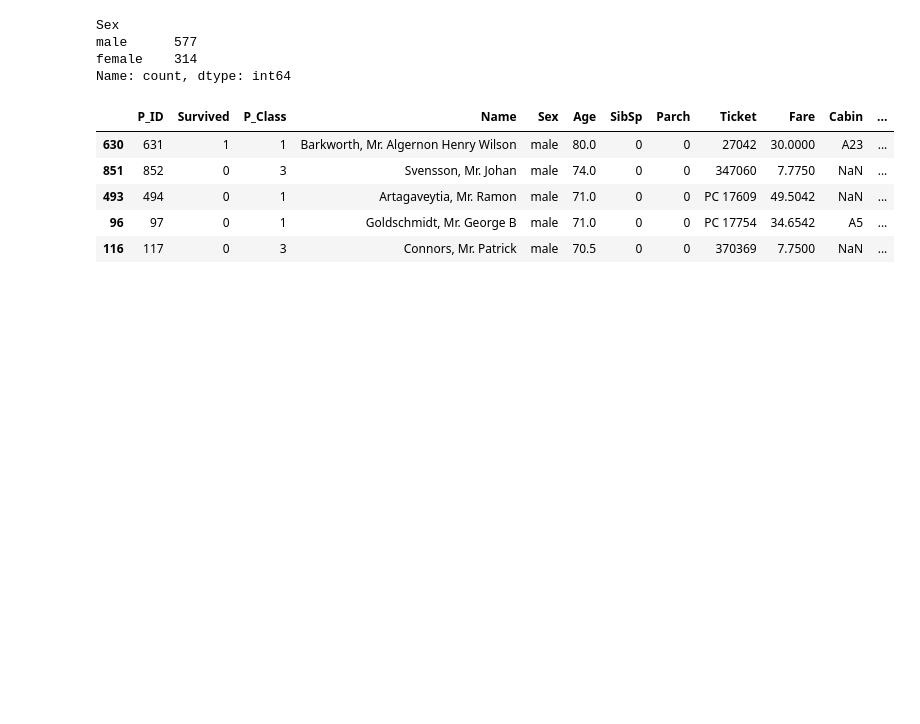
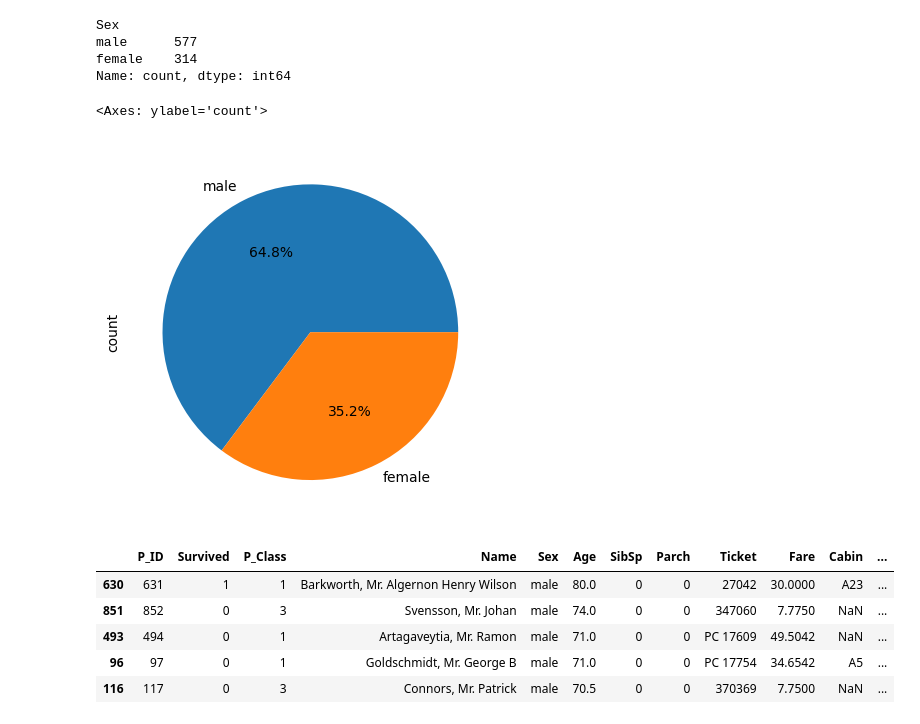
Before and after one commit to HimanshuHeda/AI-ML, a Jupyter notebook: CIA1.ipynb, the cells around one changed output. Cells and saved outputs as stored; diff of their text form; code cells hidden in the pictures; blank space fills up the shorter version.

```diff
--- a/CIA1.ipynb
+++ b/CIA1.ipynb
@@ -121,6 +142,11 @@ Sex
 male      577
 female    314
 Name: count, dtype: int64
+# %%
+df['Sex'].value_counts().plot(kind='pie', autopct='%1.1f%%')
+# %% [output]
+<Axes: ylabel='count'>
+[figure, added]
 # %%
 df.sort_values('Age', ascending=False).head()
 # %% [output]
```
Also changed, not shown: parts of 10 cells of this notebook, 3 other files.
